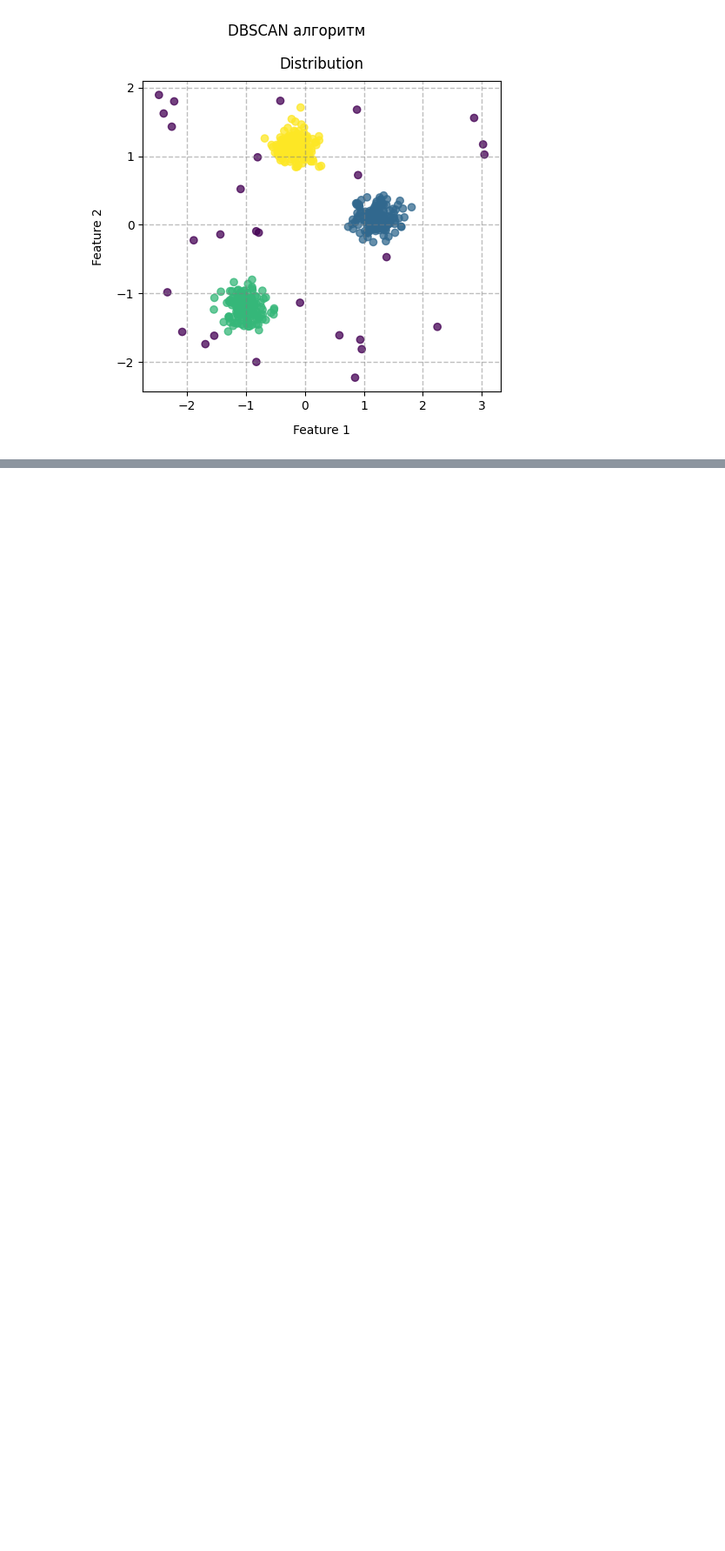
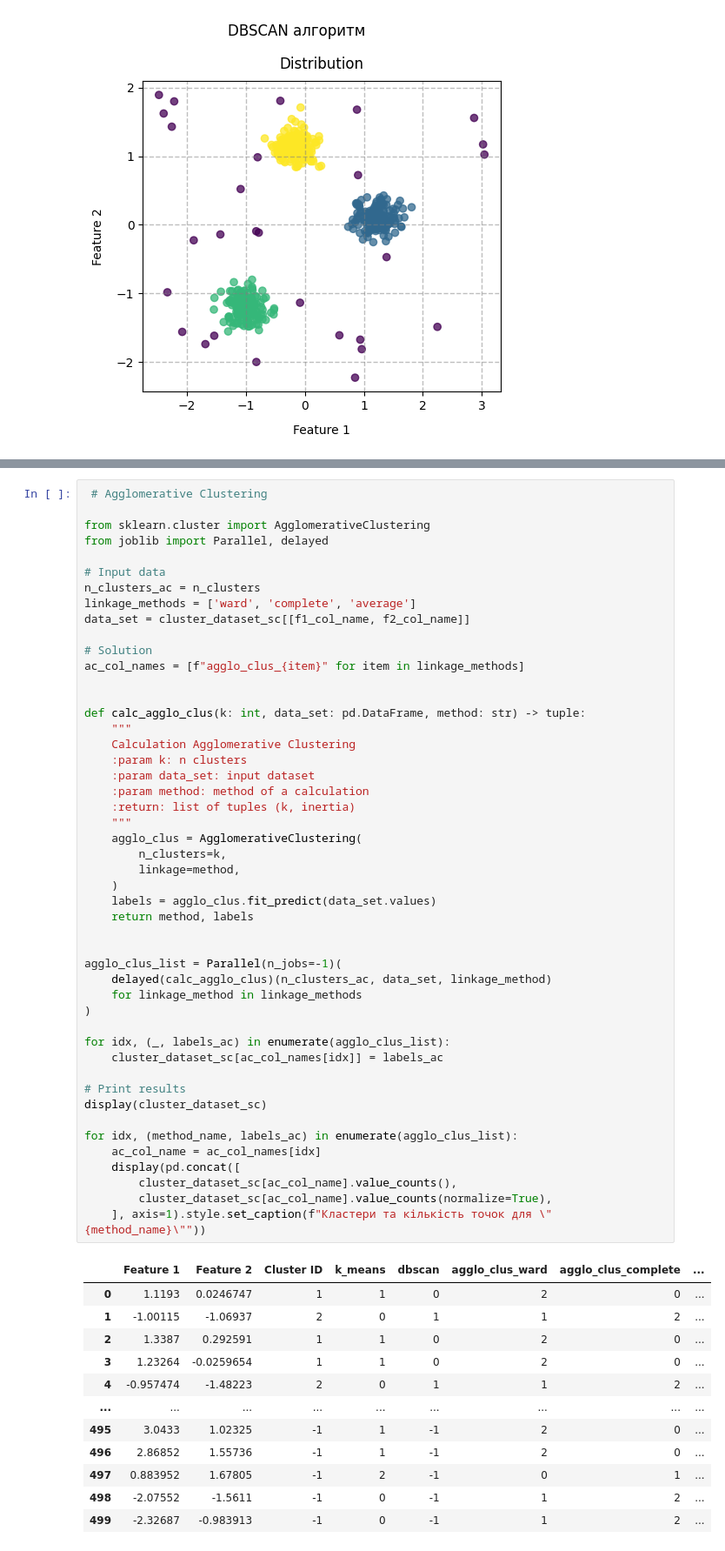
Before and after one commit to BogdanPinchuk/DataScience-PBY_HW19, a Jupyter notebook: Bohdan_Pinchuk_DS_HW19.ipynb, the cells around one changed output, grey strips where cells are left out. Shown at 87% size. Drawn from its saved outputs; the diff is of its cells as text; blank space fills up the shorter version.

```diff
--- a/Bohdan_Pinchuk_DS_HW19.ipynb
+++ b/Bohdan_Pinchuk_DS_HW19.ipynb
@@ -704,0 +721,61 @@ plt.show()
+# %%
+ # Agglomerative Clustering
+
+from sklearn.cluster import AgglomerativeClustering
+from joblib import Parallel, delayed
+
+# Input data
+n_clusters_ac = n_clusters
+linkage_methods = ['ward', 'complete', 'average']
+data_set = cluster_dataset_sc[[f1_col_name, f2_col_name]]
+
+# Solution
+ac_col_names = [f"agglo_clus_{item}" for item in linkage_methods]
+
+
+def calc_agglo_clus(k: int, data_set: pd.DataFrame, method: str) -> tuple:
+    """
+    Calculation Agglomerative Clustering
+    :param k: n clusters
+    :param data_set: input dataset
+    :param method: method of a calculation
+    :return: list of tuples (k, inertia)
+    """
+    agglo_clus = AgglomerativeClustering(
+        n_clusters=k,
+        linkage=method,
+    )
+    labels = agglo_clus.fit_predict(data_set.values)
+    return method, labels
+
+
+agglo_clus_list = Parallel(n_jobs=-1)(
+    delayed(calc_agglo_clus)(n_clusters_ac, data_set, linkage_method)
+    for linkage_method in linkage_methods
+)
+
+for idx, (_, labels_ac) in enumerate(agglo_clus_list):
+    cluster_dataset_sc[ac_col_names[idx]] = labels_ac
+
+# Print results
+display(cluster_dataset_sc)
+
+for idx, (method_name, labels_ac) in enumerate(agglo_clus_list):
+    ac_col_name = ac_col_names[idx]
+    display(pd.concat([
+        cluster_dataset_sc[ac_col_name].value_counts(),
+        cluster_dataset_sc[ac_col_name].value_counts(normalize=True),
+    ], axis=1).style.set_caption(f"Кластери та кількість точок для \"{method_name}\""))
+# %% [output]
+|  | Feature 1 | Feature 2 | Cluster ID | k_means | dbscan | agglo_clus_ward | agglo_clus_complete | ... |
+| 0 | 1.1193 | 0.0246747 | 1 | 1 | 0 | 2 | 0 | ... |
+| 1 | -1.00115 | -1.06937 | 2 | 0 | 1 | 1 | 2 | ... |
+| 2 | 1.3387 | 0.292591 | 1 | 1 | 0 | 2 | 0 | ... |
+| 3 | 1.23264 | -0.0259654 | 1 | 1 | 0 | 2 | 0 | ... |
+| 4 | -0.957474 | -1.48223 | 2 | 0 | 1 | 1 | 2 | ... |
+| ... | ... | ... | ... | ... | ... | ... | ... | ... |
+| 495 | 3.0433 | 1.02325 | -1 | 1 | -1 | 2 | 0 | ... |
+| 496 | 2.86852 | 1.55736 | -1 | 1 | -1 | 2 | 0 | ... |
+| 497 | 0.883952 | 1.67805 | -1 | 2 | -1 | 0 | 1 | ... |
+| 498 | -2.07552 | -1.5611 | -1 | 0 | -1 | 1 | 2 | ... |
+| 499 | -2.32687 | -0.983913 | -1 | 0 | -1 | 1 | 2 | ... |
```
Also changed, not shown: parts of 6 cells of this notebook.
